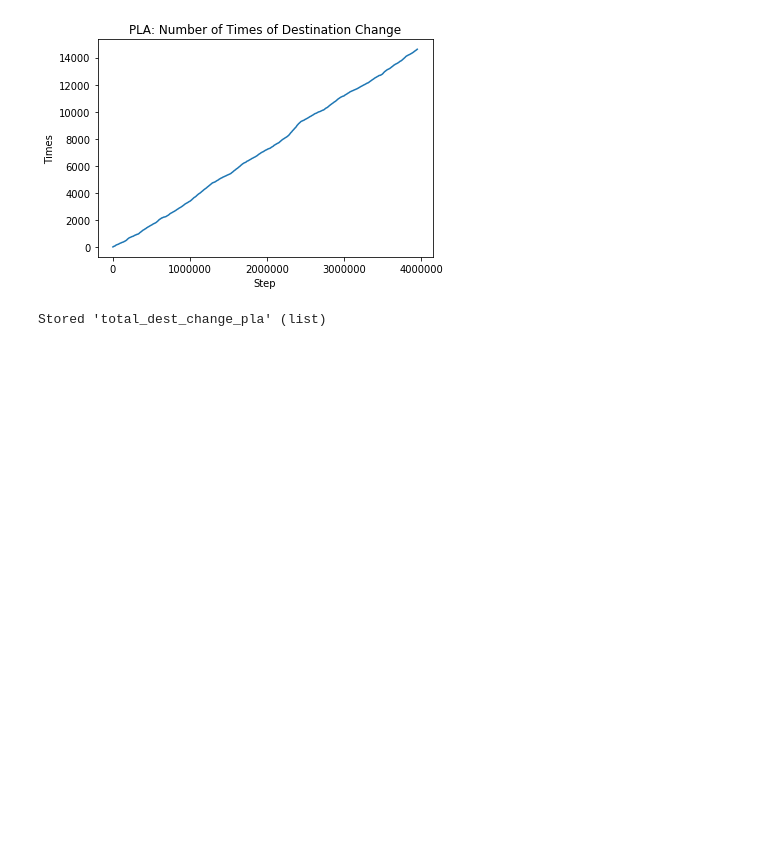
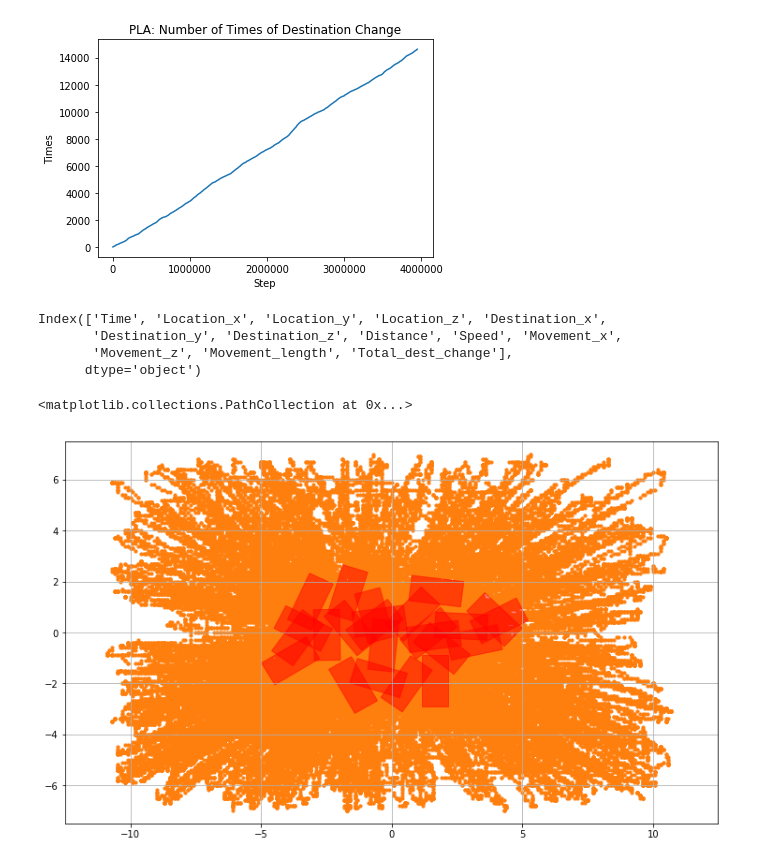
Before and after one commit to daiweiLin/unity_simulator, a Jupyter notebook: notebook/PLA_simulation_analysis.ipynb, the cells around one changed output. Drawn from its saved outputs; the diff is of its cells as text; code cells hidden in the pictures; blank space fills up the shorter version.

```diff
--- a/notebook/PLA_simulation_analysis.ipynb
+++ b/notebook/PLA_simulation_analysis.ipynb
@@ -227,8 +227,40 @@ plt.xlabel('Step')
 # %% [output]
 Text(0.5, 0, 'Step')
 [figure]
-# %%
-total_dest_change_pla = total_dest_change
-%store total_dest_change_pla
-# %% [output]
-Stored 'total_dest_change_pla' (list)
+# %%
+visitor_data["Total_dest_change"] = total_dest_change
+visitor_data.to_csv("visitor_data_PLA_"+file_date+".csv")
+# %%
+visitor_data.columns
+# %% [output]
+Index(['Time', 'Location_x', 'Location_y', 'Location_z', 'Destination_x',
+       'Destination_y', 'Destination_z', 'Distance', 'Speed', 'Movement_x',
+       'Movement_z', 'Movement_length', 'Total_dest_change'],
+      dtype='object')
+# %%
+import matplotlib.patches as patches
+import matplotlib as mpl
+
+def plot_scene():
+    nodes_position = pd.read_csv("NodePosition.csv")
+    fig = plt.figure(figsize=(12.5,7.5))
+    ax = fig.add_subplot(111)
+
+    ir_coverages = []
+    for i in range(nodes_position.shape[0]):
+        ir = patches.Rectangle((-0.5,0), 1, 2, color="red",  alpha=0.50)
+        T = mpl.transforms.Affine2D().rotate_deg(-180+(360-nodes_position.iloc[i]['angle'])) + mpl.transforms.Affine2D().translate(nodes_position.iloc[i]['x'], nodes_position.iloc[i]['z']) + ax.transData
+        ir.set_transform(T)
+        ax.add_patch(ir)
+    plt.scatter(nodes_position['x'], nodes_position['z'])
+    plt.grid(True)
+    plt.ylim(-7.5, 7.5)
+    plt.xlim(-12.5,12.5)
+    return fig, ax
+#     plt.scatter(nodes_position['x'], nodes_position['z'])
+# %%
+fig, ax = plot_scene()
+plt.scatter(visitor_data['Location_x'], visitor_data['Location_z'],s=10)
+# %% [output]
+<matplotlib.collections.PathCollection at 0x...>
+[figure, added]
```
Also changed, not shown: 33 other files.
